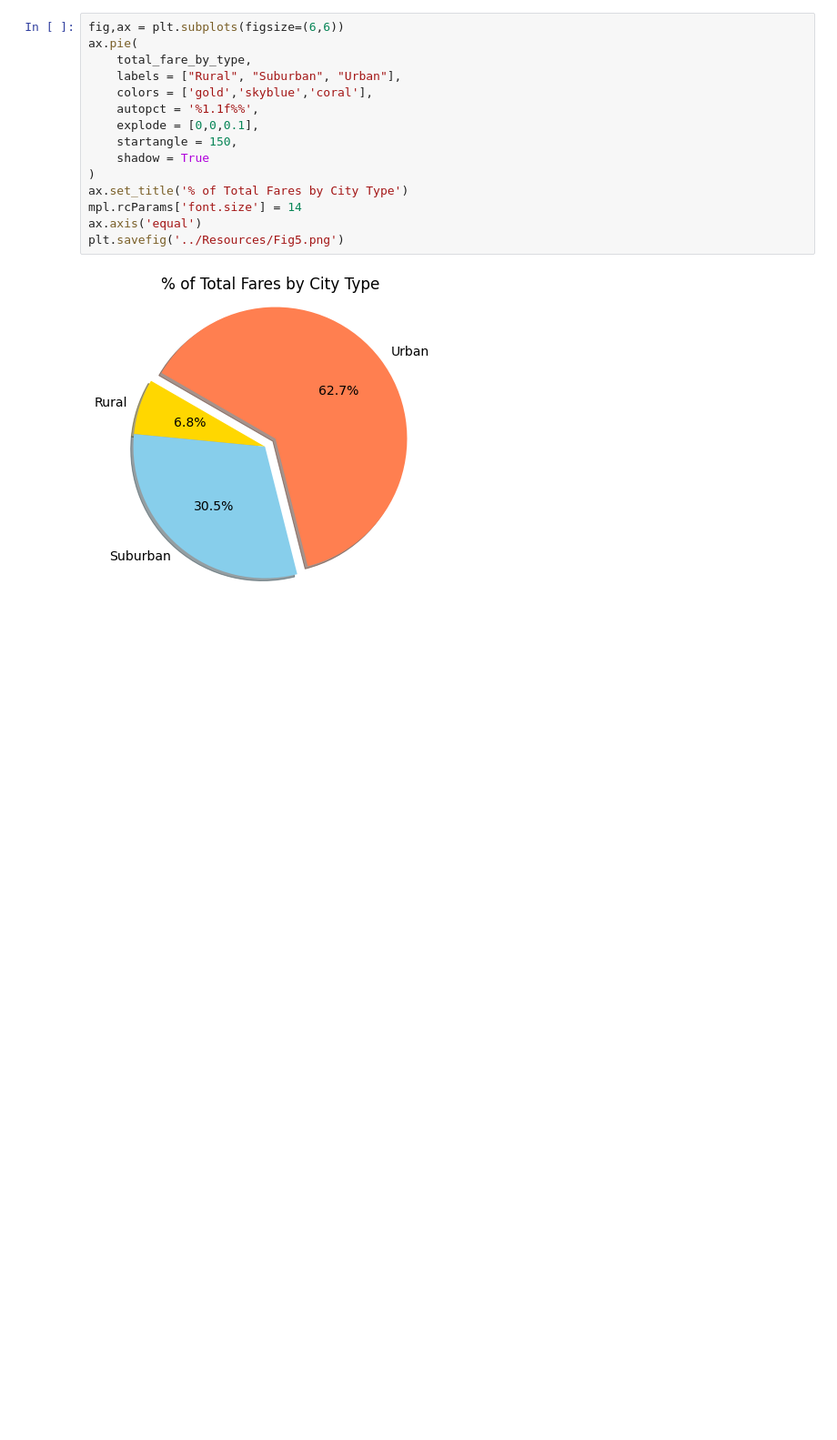
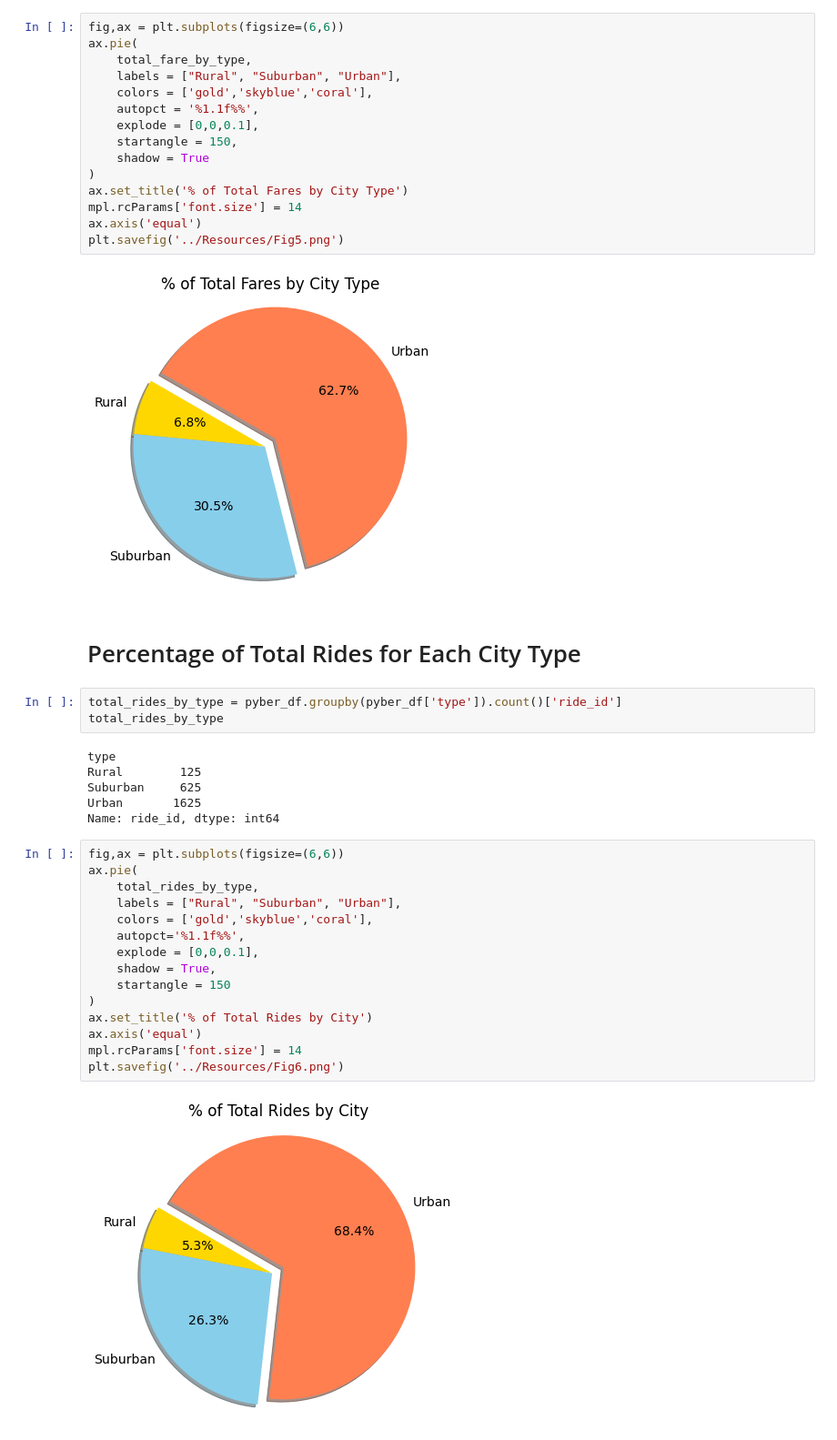
Before and after one commit to yazhcodes/PyBer_Analysis, a Jupyter notebook: Course Work/PyBer.ipynb, the cells around one changed output. Shown at 91% size. Cells and saved outputs as stored; diff of their text form; blank space fills up the shorter version.

Commit message:
Percentage of Total Rides for Each City Type

```diff
--- a/Course Work/PyBer.ipynb
+++ b/Course Work/PyBer.ipynb
@@ -511,3 +511,31 @@ ax.axis('equal')
 plt.savefig('../Resources/Fig5.png')
 # %% [output]
 [figure]
+# %% [markdown]
+# Percentage of Total Rides for Each City Type
+# %%
+total_rides_by_type = pyber_df.groupby(pyber_df['type']).count()['ride_id']
+total_rides_by_type
+# %% [output]
+type
+Rural        125
+Suburban     625
+Urban       1625
+Name: ride_id, dtype: int64
+# %%
+fig,ax = plt.subplots(figsize=(6,6))
+ax.pie(
+    total_rides_by_type,
+    labels = ["Rural", "Suburban", "Urban"],
+    colors = ['gold','skyblue','coral'],
+    autopct='%1.1f%%',
+    explode = [0,0,0.1],
+    shadow = True,
+    startangle = 150
+)
+ax.set_title('% of Total Rides by City')
+ax.axis('equal')
+mpl.rcParams['font.size'] = 14
+plt.savefig('../Resources/Fig6.png')
+# %% [output]
+[figure, added]
```
Also changed, not shown: 2 other files.
